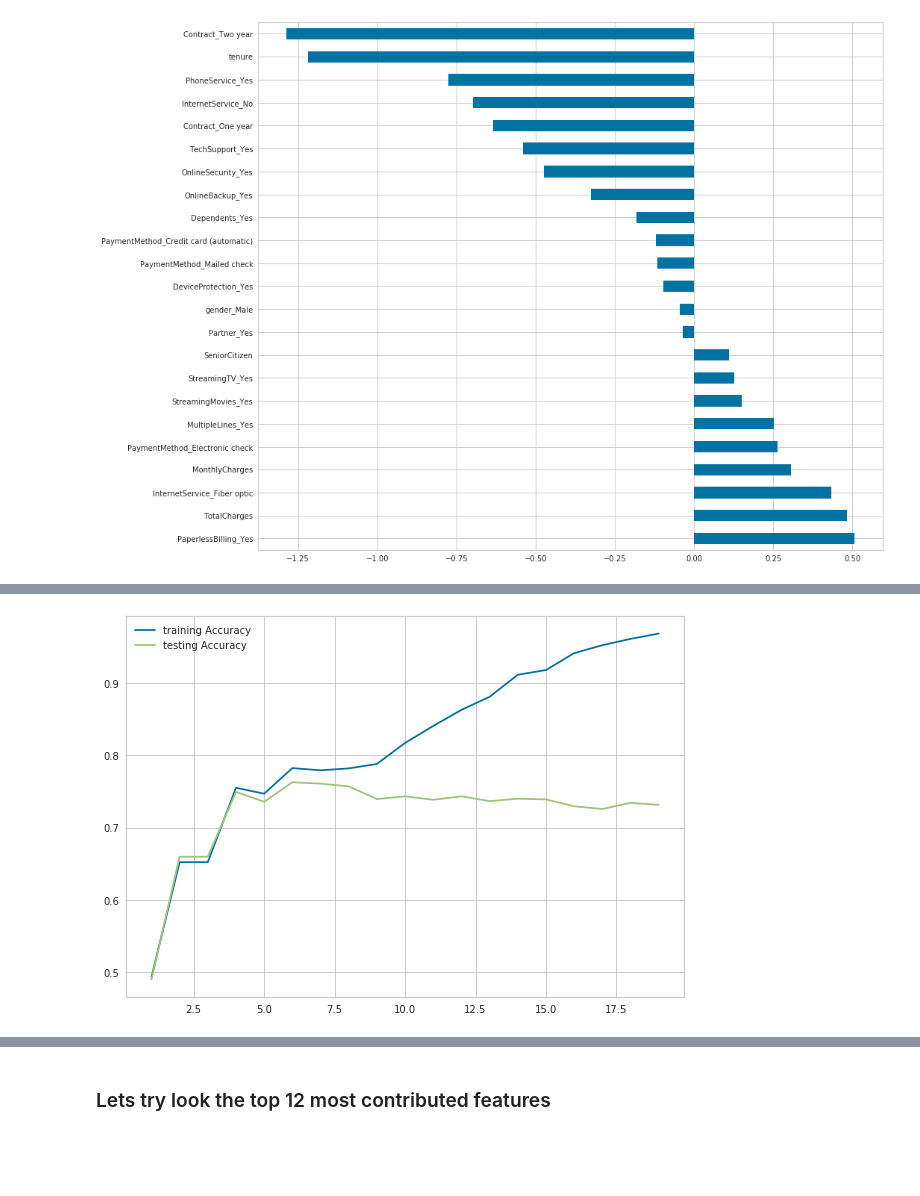
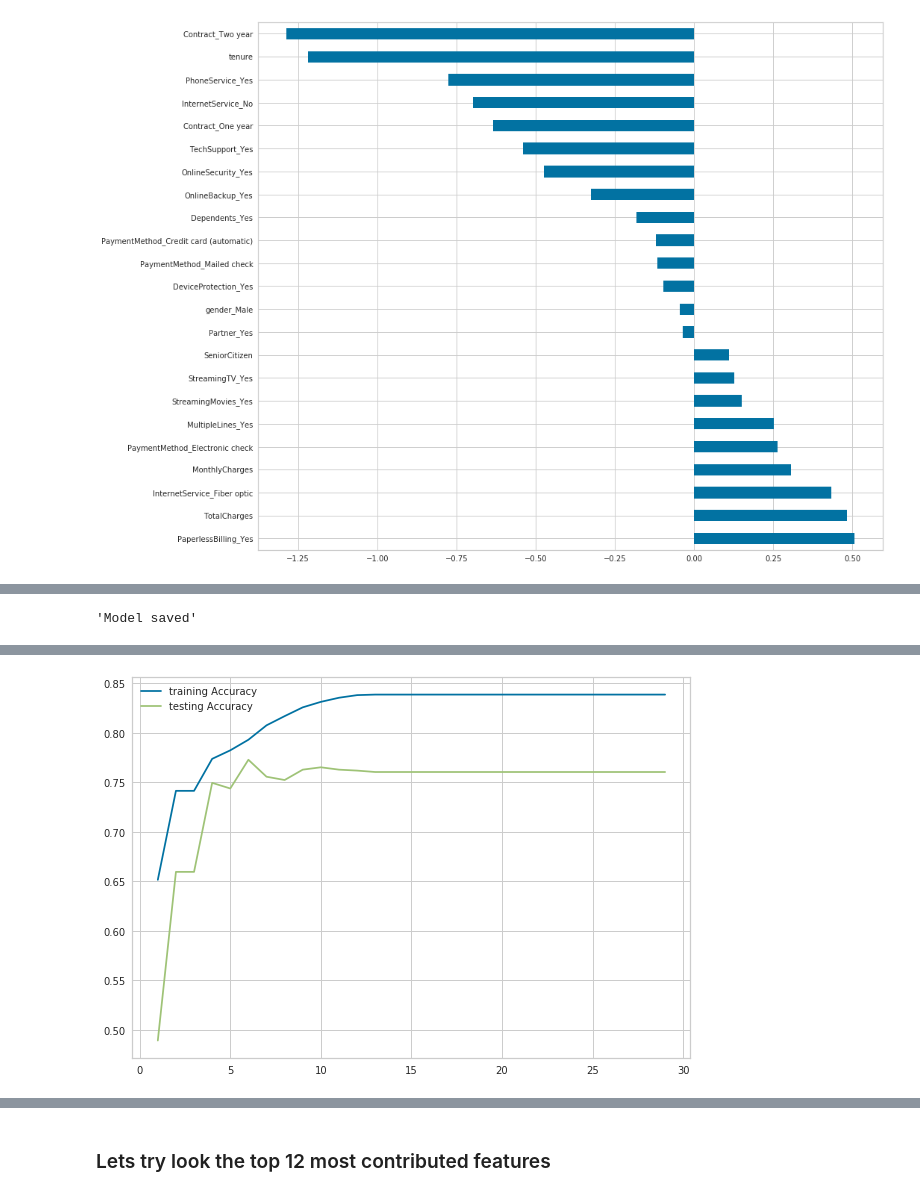
Before and after one commit to glingden/Customer-Churn-Prediction, a Jupyter notebook: Customer_churn_prediction.ipynb, the cells around one changed output, grey strips where cells are left out. Cells and saved outputs as stored; diff of their text form; code cells hidden in the pictures; blank space fills up the shorter version.

```diff
--- a/Customer_churn_prediction.ipynb
+++ b/Customer_churn_prediction.ipynb
@@ -81,7 +83,8 @@ df.head()
 5 rows × 21 columns
 # %%
 #drop customerID column and show last 10 rows
-data = df.drop('customerID', axis=1)
+df_copy = df.copy()#copy datafram
+data = df_copy.drop('customerID', axis=1)
 data.tail()
 # %% [output]
 |  | gender | SeniorCitizen | Partner | Dependents | tenure | PhoneService | MultipleLines | InternetService | ... |
@@ -606,16 +617,11 @@ train_features= X_train_new
 train_labels = y_train_new
 
 #test dataset
-test_features = X_test
-test_labels= y_test
+test_features = X_test.to_numpy()
+test_labels= y_test.to_numpy()
 
 #for confusion matrix(yellobrick)
 label = ['Yes', 'No']
 
 #positve class for roc_curve
 pos_label ='Yes'
-
-
-#call  train_evaluate_model()
-alogrihtm = LogisticRegression()
-model_lr =train_evaluate_model(alogrihtm, parameter_lr, cv, train_features, train_labels,test_features, test_labels, label, pos_label )
@@ -692,3 +715,8 @@ ROC_curve with auc_score
+# %%
+# save the model
+save_model(model_dt, 'final_model_dt')
+# %% [output]
+'Model saved'
 # %%
 # show in tree-structure
 churnTree = tree.export_graphviz(model_dt, out_file=None,
@@ -708,30 +736,38 @@ graph
 [drawing not drawn]
 # %%
 '''==== plot train and test score with respect to 1-50 max_depth ===='''
-
 acc_train = []
 acc_test = []
 
-for n in range(1,20):
-    deci_with_tune = decision_tree_classifier('entropy', n, X_train_new, y_train_new )
-    predict_tuned = deci_with_tune.predict(X_test)  # prediciton on test data
-    accu_score = accuracy_score(predict_tuned , y_test)# clasification accuracy
+
+for n in range(1,30):
+
+    #decision tree instance
+    deci_with_tune = DecisionTreeClassifier(criterion ='gini', max_depth = n, min_samples_leaf=20)
+    deci_with_tune.fit(train_features, train_labels )
+
+
+    # prediciton on test data
+    predict_tuned = deci_with_tune.predict(test_features)
+    accu_score = accuracy_score(predict_tuned , test_labels)# clasification accuracy
     acc_test.append(accu_score)
 
-    train_predict_tuned = deci_with_tune.predict(X_train)  # prediciton on train data
-    train_accu_score = accuracy_score(train_predict_tuned , y_train)# clasification accuracy
+
+    # prediciton on train data
+    train_predict_tuned = deci_with_tune.predict(train_features)
+    train_accu_score = accuracy_score(train_predict_tuned , train_labels)# clasification accuracy
     acc_train.append(train_accu_score)
 
 
 
 #creates figure
 plt.figure(figsize=(10,7))
-x = np.arange(1, 20) # for x-axis
+x = np.arange(1, 30) # for x-axis
 plt.plot(x, acc_train, label='training Accuracy' )
 plt.plot(x, acc_test, label='testing Accuracy' )
 plt.legend()
 plt.show()
 # %% [output]
-[figure, old version]
+[figure, new version]
 # %% [markdown]
 #### Note:
```
Also changed, not shown: parts of 38 cells of this notebook.
